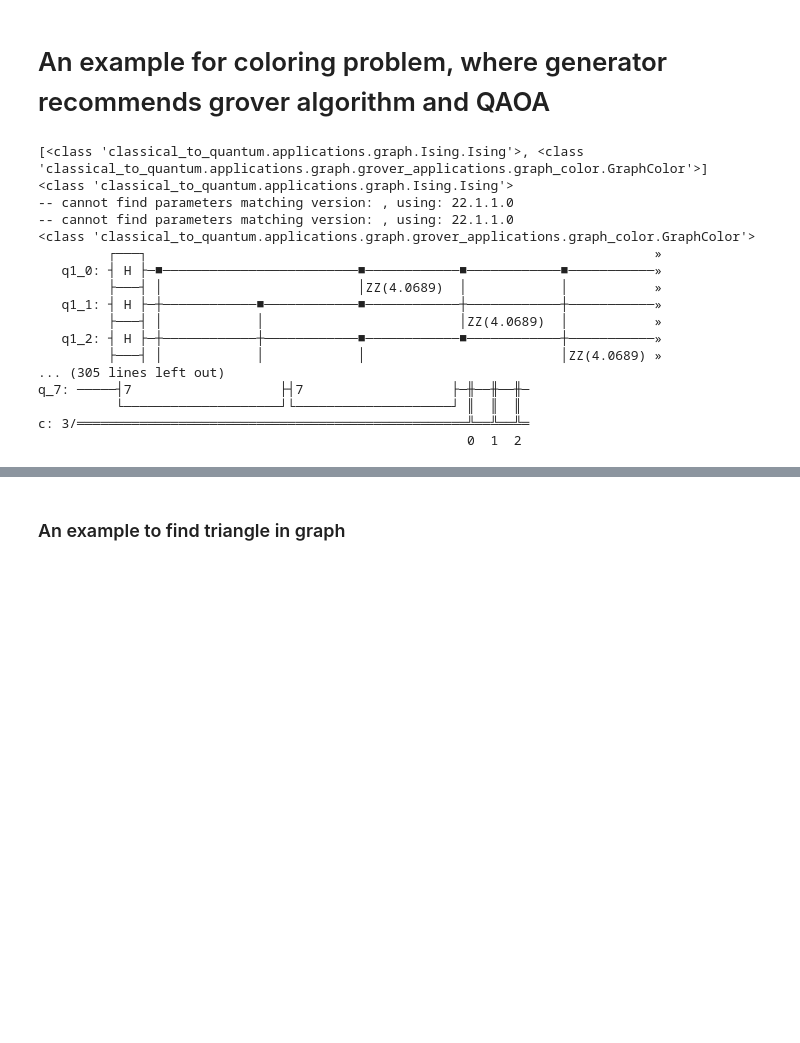
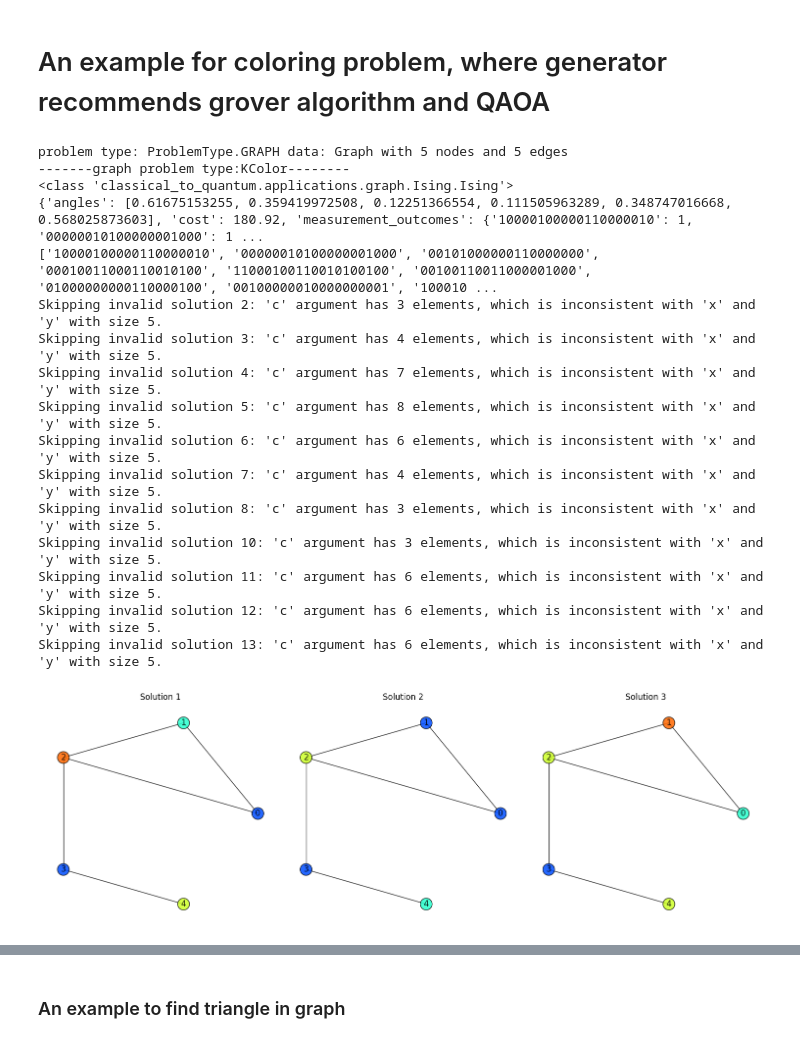
Before and after one commit to Bossy-Ye/C2Q, a Jupyter notebook: classical_to_quantum/examples/presentation.ipynb, the cells around one changed output, grey strips where cells are left out. Cells and saved outputs as stored; diff of their text form; code cells hidden in the pictures; blank space fills up the shorter version.

```diff
--- a/classical_to_quantum/examples/presentation.ipynb
+++ b/classical_to_quantum/examples/presentation.ipynb
@@ -229,66 +253,28 @@ q_10: ─────┤10                   ├┤10                    ├─
 # %% [markdown]
 # An example for coloring problem, where generator recommends grover algorithm and QAOA
 # %%
-coloring_code = """
-import networkx as nx
-import matplotlib.pyplot as plt
-
-def greedy_graph_coloring(G):
-    color_assignment = {}
-    for node in G.nodes():
-        available_colors = set(range(len(G.nodes())))
-
-        # Exclude colors of adjacent nodes
-        for neighbor in G.neighbors(node):
-            if neighbor in color_assignment:
-                available_colors.discard(color_assignment[neighbor])
-
-        # Assign the smallest available color
-        color_assignment[node] = min(available_colors)
-
-    return color_assignment
-
-def plot_colored_graph(G, color_assignment):
-    pos = nx.spring_layout(G)
-    node_colors = [color_assignment[node] for node in G.nodes()]
-    nx.draw(G, pos, with_labels=True, node_color=node_colors, cmap=plt.cm.rainbow, node_size=500, font_weight='bold')
-    plt.show()
-
-# Example usage
-# Create a sample graph
-G = nx.cycle_graph(6)  # Cycle graph with 6 nodes
-G.add_edges_from([(0, 2), (2, 4)])  # Adding more edges to make the graph more complex
-
-# Solve the coloring problem
-color_assignment = greedy_graph_coloring(G)
-print("Color assignment:", color_assignment)
-
-# Plot the result
-plot_colored_graph(G, color_assignment)
-"""
-generator = QASMGenerator()
-qasm_code = generator.qasm_generate(classical_code=coloring_code, verbose=False)
+qasm_code = generator.qasm_generate(classical_code=coloring_code, verbose=True)
 grover_code = qasm_code.get('grover')
 qaoa_code = qasm_code.get('qaoa')
 grover_circuit = qasm2.loads(grover_code, custom_instructions=qasm2.LEGACY_CUSTOM_INSTRUCTIONS)
 qaoa_circuit = qasm2.loads(qaoa_code, custom_instructions=qasm2.LEGACY_CUSTOM_INSTRUCTIONS)
 print(qaoa_circuit)
 print(grover_circuit)
 # %% [output]
-[<class 'classical_to_quantum.applications.graph.Ising.Ising'>, <class 'classical_to_quantum.applications.graph.grover_applications.graph_color.GraphColor'>]
+problem type: ProblemType.GRAPH data: Graph with 5 nodes and 5 edges
+-------graph problem type:KColor--------
 <class 'classical_to_quantum.applications.graph.Ising.Ising'>
--- cannot find parameters matching version: , using: 22.1.1.0
--- cannot find parameters matching version: , using: 22.1.1.0
-<class 'classical_to_quantum.applications.graph.grover_applications.graph_color.GraphColor'>
-         ┌───┐                                                                 »
-   q1_0: ┤ H ├─■─────────────────────────■────────────■────────────■───────────»
-         ├───┤ │                         │ZZ(4.0689)  │            │           »
-   q1_1: ┤ H ├─┼────────────■────────────■────────────┼────────────┼───────────»
-         ├───┤ │            │                         │ZZ(4.0689)  │           »
-   q1_2: ┤ H ├─┼────────────┼────────────■────────────■────────────┼───────────»
-         ├───┤ │            │            │                         │ZZ(4.0689) »
-... (305 lines left out)
-q_7: ─────┤7                   ├┤7                   ├─╫──╫──╫─
-          └────────────────────┘└────────────────────┘ ║  ║  ║
-c: 3/══════════════════════════════════════════════════╩══╩══╩═
-                                                       0  1  2
+{'angles': [0.61675153255, 0.359419972508, 0.12251366554, 0.111505963289, 0.348747016668, 0.568025873603], 'cost': 180.92, 'measurement_outcomes': {'10000100000110000010': 1, '00000010100000001000': 1 ...
+['10000100000110000010', '00000010100000001000', '00101000000110000000', '00010011000110010100', '11000100110010100100', '00100110011000001000', '01000000000110000100', '00100000010000000001', '100010 ...
+Skipping invalid solution 2: 'c' argument has 3 elements, which is inconsistent with 'x' and 'y' with size 5.
+Skipping invalid solution 3: 'c' argument has 4 elements, which is inconsistent with 'x' and 'y' with size 5.
+Skipping invalid solution 4: 'c' argument has 7 elements, which is inconsistent with 'x' and 'y' with size 5.
+Skipping invalid solution 5: 'c' argument has 8 elements, which is inconsistent with 'x' and 'y' with size 5.
+Skipping invalid solution 6: 'c' argument has 6 elements, which is inconsistent with 'x' and 'y' with size 5.
+Skipping invalid solution 7: 'c' argument has 4 elements, which is inconsistent with 'x' and 'y' with size 5.
+Skipping invalid solution 8: 'c' argument has 3 elements, which is inconsistent with 'x' and 'y' with size 5.
+Skipping invalid solution 10: 'c' argument has 3 elements, which is inconsistent with 'x' and 'y' with size 5.
+Skipping invalid solution 11: 'c' argument has 6 elements, which is inconsistent with 'x' and 'y' with size 5.
+Skipping invalid solution 12: 'c' argument has 6 elements, which is inconsistent with 'x' and 'y' with size 5.
+Skipping invalid solution 13: 'c' argument has 6 elements, which is inconsistent with 'x' and 'y' with size 5.
+[figure, added]
```
Also changed, not shown: parts of 18 cells of this notebook, 2 other files.
